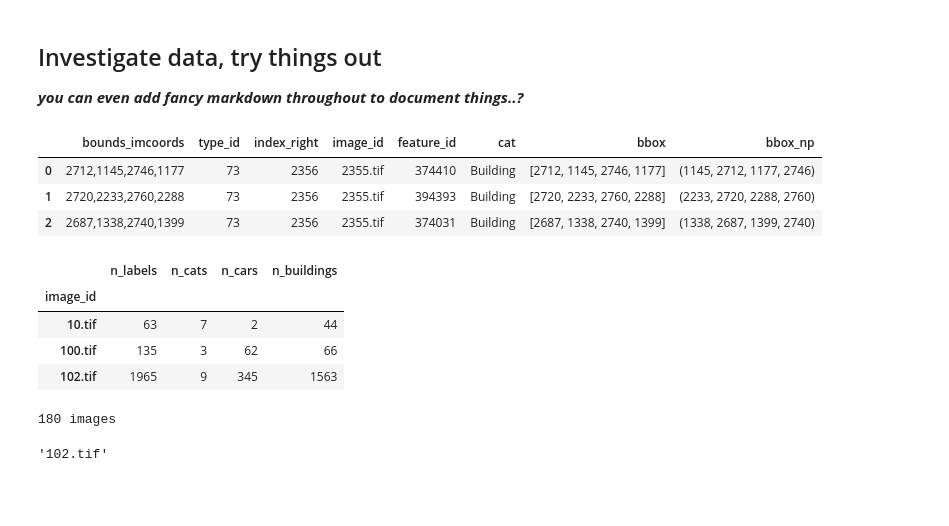
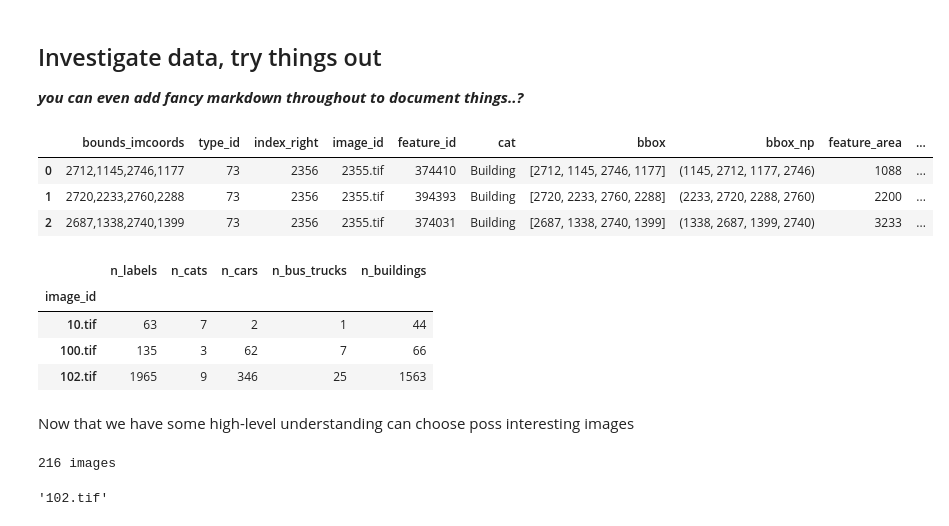
Before and after one commit to dpanas/clear-dear, a Jupyter notebook: notebooks/dp-1-data-prep-2-xView.ipynb, the cells around one changed output. Saved outputs shown, nothing was run; the diff lists cells and outputs as text; code cells hidden in the pictures; blank space fills up the shorter version.

```diff
--- a/notebooks/dp-1-data-prep-2-xView.ipynb
+++ b/notebooks/dp-1-data-prep-2-xView.ipynb
@@ -44,6 +45,15 @@ labelnames_di = {
     83:'Vehicle Lot', 84:'Helipad', 86:'Storage Tank', 89:'Shipping container lot', 91:'Shipping Container',
     93:'Pylon', 94:'Tower'}
 labelnames_di_ = {v:k for k,v in labelnames_di.items()}
+
+car_set = set([17,18,20])
+bus_truck_set = set([19,21,23,24,25,26,27,28])
+vehicle_set = car_set & bus_truck_set
+
+
+building_flag = lambda x: x == 73
+car_flag = lambda x: x in car_set
+bus_truck_flag = lambda x: x in bus_truck_set
 # %%
 def sample_xy( image_, num_samp, res= 128, seed= 11, rounds= 2, verbose= False):
     """
@@ -121,37 +176,46 @@ _**you can even add fancy markdown throughout to document things..?**_
 # %%
 label_li = sdut.from_json( label_file)['features']
 df = pd.DataFrame([x['properties'] for x in label_li])
 df.drop(
     labels= ['edited_by','cat_id','point_geom','grid_file','ingest_time'], axis= 1, inplace= True
 )
 df['cat'] = df['type_id'].map( labelnames_di)
 df['bbox'] = df['bounds_imcoords'].map( lambda x: [int(y) for y in x.split(',')])
 df['bbox_np'] = df['bbox'].map( sgut.bbox_np)
+df['feature_area'] = df['bbox_np'].apply( sgut.get_area)
+df['car_flag'] = df['type_id'].map( car_flag).astype(int)
+df['bus_truck_flag'] = df['type_id'].map( bus_truck_flag).astype(int)
+df['building_flag'] = df['type_id'].map( building_flag).astype(int)
 df.head(3)
 # %% [output]
-|  | bounds_imcoords | type_id | index_right | image_id | feature_id | cat | bbox | bbox_np |
-| 0 | 2712,1145,2746,1177 | 73 | 2356 | 2355.tif | 374410 | Building | [2712, 1145, 2746, 1177] | (1145, 2712, 1177, 2746) |
-| 1 | 2720,2233,2760,2288 | 73 | 2356 | 2355.tif | 394393 | Building | [2720, 2233, 2760, 2288] | (2233, 2720, 2288, 2760) |
-| 2 | 2687,1338,2740,1399 | 73 | 2356 | 2355.tif | 374031 | Building | [2687, 1338, 2740, 1399] | (1338, 2687, 1399, 2740) |
+|  | bounds_imcoords | type_id | index_right | image_id | feature_id | cat | bbox | bbox_np | feature_area | ... |
+| 0 | 2712,1145,2746,1177 | 73 | 2356 | 2355.tif | 374410 | Building | [2712, 1145, 2746, 1177] | (1145, 2712, 1177, 2746) | 1088 | ... |
+| 1 | 2720,2233,2760,2288 | 73 | 2356 | 2355.tif | 394393 | Building | [2720, 2233, 2760, 2288] | (2233, 2720, 2288, 2760) | 2200 | ... |
+| 2 | 2687,1338,2740,1399 | 73 | 2356 | 2355.tif | 374031 | Building | [2687, 1338, 2740, 1399] | (1338, 2687, 1399, 2740) | 3233 | ... |
 # %%
 dfg = df.groupby('image_id').agg({
-    'type_id': [ len, lambda x: len(set(x)), lambda x: len([y for y in x if y == 18]),lambda x: len([y for y in x if y == 73])]
+    'type_id': [ len, lambda x: len(set(x)),
+                lambda x: len([y for y in x if y in car_set]),
+                lambda x: len([y for y in x if y in bus_truck_set]),
+                lambda x: len([y for y in x if y == 73])]
 }).droplevel(level=0,axis=1).rename(
-    columns= {'<lambda_0>': 'n_cats', 'len': 'n_labels', '<lambda_1>':'n_cars', '<lambda_2>':'n_buildings'}
+    columns= {'<lambda_0>': 'n_cats', 'len': 'n_labels', '<lambda_1>':'n_cars', '<lambda_2>':'n_bus_trucks', '<lambda_3>':'n_buildings'}
 )
 dfg.head(3)
 # %% [output]
-|  | n_labels | n_cats | n_cars | n_buildings |
-| image_id |  |  |  |  |
-| 10.tif | 63 | 7 | 2 | 44 |
-| 100.tif | 135 | 3 | 62 | 66 |
-| 102.tif | 1965 | 9 | 345 | 1563 |
+|  | n_labels | n_cats | n_cars | n_bus_trucks | n_buildings |
+| image_id |  |  |  |  |  |
+| 10.tif | 63 | 7 | 2 | 1 | 44 |
+| 100.tif | 135 | 3 | 62 | 7 | 66 |
+| 102.tif | 1965 | 9 | 346 | 25 | 1563 |
+# %% [markdown]
+Now that we have some high-level understanding can choose poss interesting images
 # %%
-target_ims = dfg.loc[ dfg['n_cars']>300].index.tolist()
+target_ims = dfg.loc[ dfg['n_cars']+dfg['n_bus_trucks']>300].index.tolist()
 target_ims = [x for x in target_ims if os.path.exists(f'{data_path}{x}')]
 print(f'{len(target_ims)} images')
 # %% [output]
-180 images
+216 images
 # %%
 sample_im_name = target_ims[0]
 df_ = df.loc[ df['image_id']== sample_im_name]
```
Also changed, not shown: parts of 9 cells of this notebook, 2 other files.
